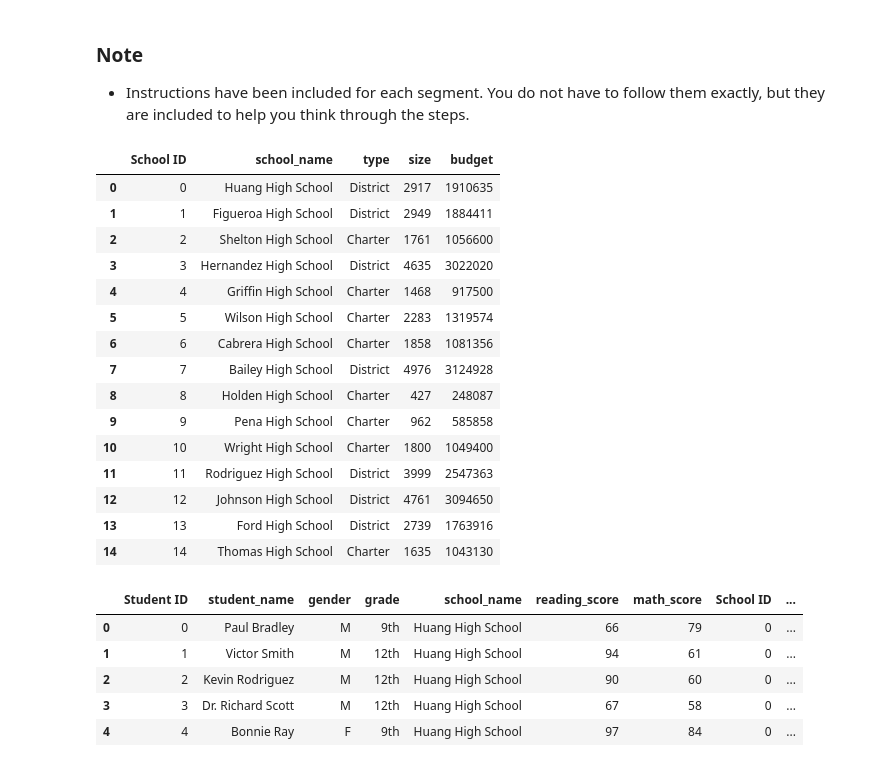
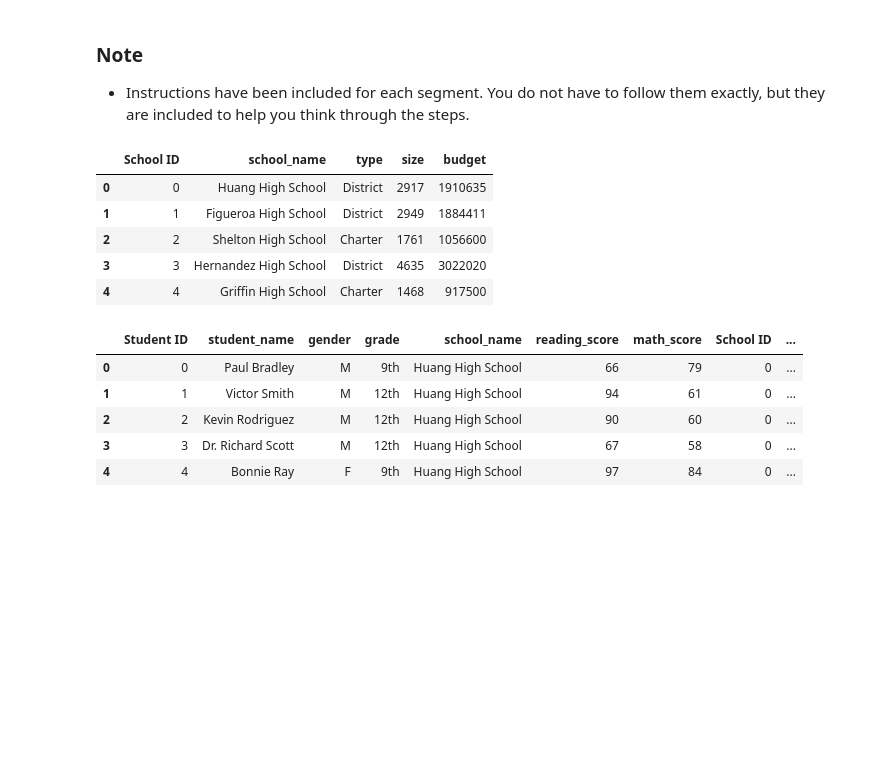
Before and after one commit to pogomike/pandas, a Jupyter notebook: PyCitySchools.ipynb, the cells around one changed output. Saved outputs shown, nothing was run; the diff lists cells and outputs as text; code cells hidden in the pictures; blank space fills up the shorter version.

Commit message:
draft by school

```diff
--- a/PyCitySchools.ipynb
+++ b/PyCitySchools.ipynb
@@ -17,31 +17,21 @@ import numpy as np
 # %%
 # File to Load (Remember to Change These)
 school_data_to_load = "Resources/schools_complete.csv"
 student_data_to_load = "Resources/students_complete.csv"
 
 # Read School and Student Data File and store into Pandas Data Frames
 school_df = pd.read_csv(school_data_to_load)
 student_df = pd.read_csv(student_data_to_load)
 
 student_df.head()
-school_df
+school_df.head()
 # %% [output]
 |  | School ID | school_name | type | size | budget |
 | 0 | 0 | Huang High School | District | 2917 | 1910635 |
 | 1 | 1 | Figueroa High School | District | 2949 | 1884411 |
 | 2 | 2 | Shelton High School | Charter | 1761 | 1056600 |
 | 3 | 3 | Hernandez High School | District | 4635 | 3022020 |
 | 4 | 4 | Griffin High School | Charter | 1468 | 917500 |
-| 5 | 5 | Wilson High School | Charter | 2283 | 1319574 |
-| 6 | 6 | Cabrera High School | Charter | 1858 | 1081356 |
-| 7 | 7 | Bailey High School | District | 4976 | 3124928 |
-| 8 | 8 | Holden High School | Charter | 427 | 248087 |
-| 9 | 9 | Pena High School | Charter | 962 | 585858 |
-| 10 | 10 | Wright High School | Charter | 1800 | 1049400 |
-| 11 | 11 | Rodriguez High School | District | 3999 | 2547363 |
-| 12 | 12 | Johnson High School | District | 4761 | 3094650 |
-| 13 | 13 | Ford High School | District | 2739 | 1763916 |
-| 14 | 14 | Thomas High School | Charter | 1635 | 1043130 |
 # %%
 # Combine the data into a single dataset
 school_data_complete_df = pd.merge(student_df, school_df, on=["school_name", "school_name"])
```
Also changed, not shown: parts of 7 cells of this notebook.
